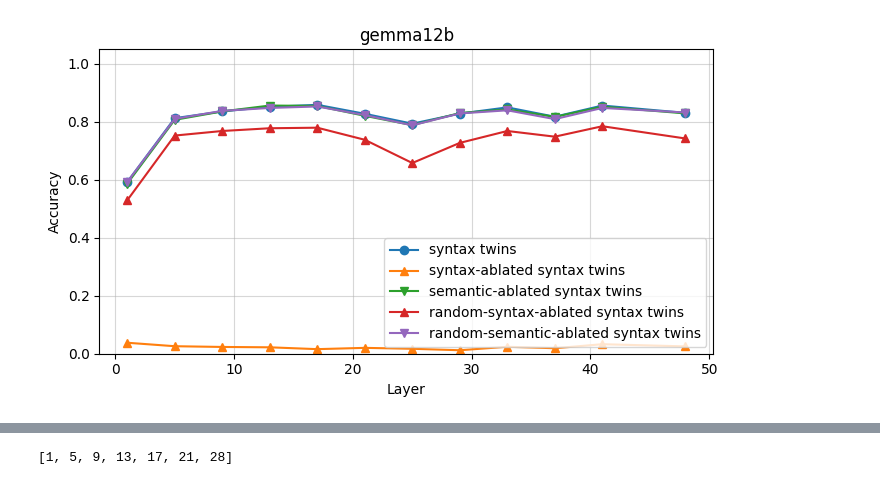
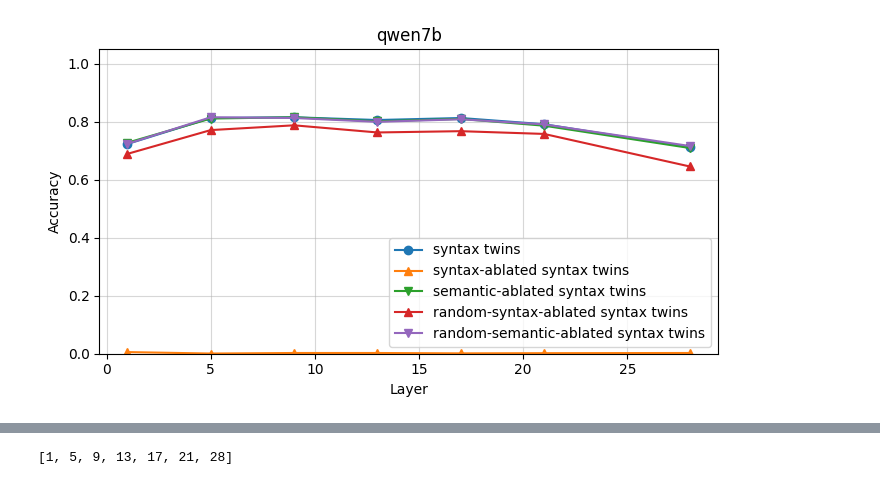
Before and after one commit to acevedo-s/syn-sem, a Jupyter notebook: syntax_classification.ipynb, the cells around one changed output, grey strips where cells are left out. Saved outputs shown, nothing was run; the diff lists cells and outputs as text; code cells hidden in the pictures.

```diff
--- a/syntax_classification.ipynb
+++ b/syntax_classification.ipynb
@@ -6,7 +6,7 @@ from utils import makefolder
 import numpy as np
 import matplotlib.pyplot as plt
 
-model_name = 'gemma12b'
+model_name = 'qwen7b'
 avg_tokens = 0
 normalization_flag = 1
 shuffled_controls = [0,1]
@@ -24,34 +24,34 @@ for shuffled_control_id,shuffled_control in enumerate(shuffled_controls):
 
     results = np.load(resultsfolder+'results.npz')
 
     layer_indices   = results['layer_indices']
     accs_A = results['accs_A']
     accs_B = results['accs_B']
     syn_ablated_accs_A  = results['syn_ablated_accs_A']
     syn_ablated_accs_B  = results['syn_ablated_accs_B']
     sem_ablated_accs_A  = results['sem_ablated_accs_A']
 
     if shuffled_control == 0:
         plt.plot(layer_indices, accs_A,   marker='o', label='syntax twins')
         # plt.plot(layer_indices, accs_B,    marker='s', label='B (train)')
         aux = ''
     else:
         aux = 'random-'
     plt.plot(layer_indices, syn_ablated_accs_A, marker='^', label=f'{aux}syntax-ablated syntax twins')
     # plt.plot(layer_indices, syn_ablated_accs_B, marker='v', label=f'syntax-ablated B')
     plt.plot(layer_indices, sem_ablated_accs_A, marker='v', label=f'{aux}semantic-ablated syntax twins')
 
     plt.xlabel("Layer")
     plt.ylabel("Accuracy")
     plt.ylim(0.0, 1.05)
     title = f"{model_name}"
     plt.title(title)
     plt.grid(True, alpha=0.5)
     plt.legend(loc = 'lower right')
     plt.tight_layout()
 plt.show()
 # %% [output]
-[figure, old version]
+[figure, new version]
 # %%
 # ### Dependence on the amount of training data
 
```
Also changed, not shown: parts of 1 cell of this notebook, 21 other files.
